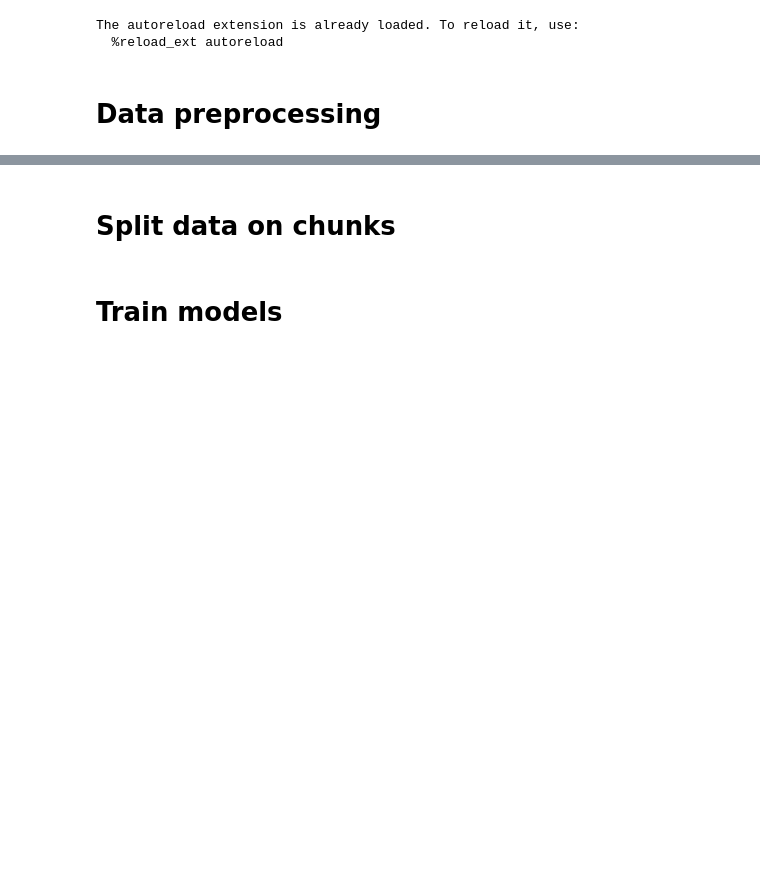
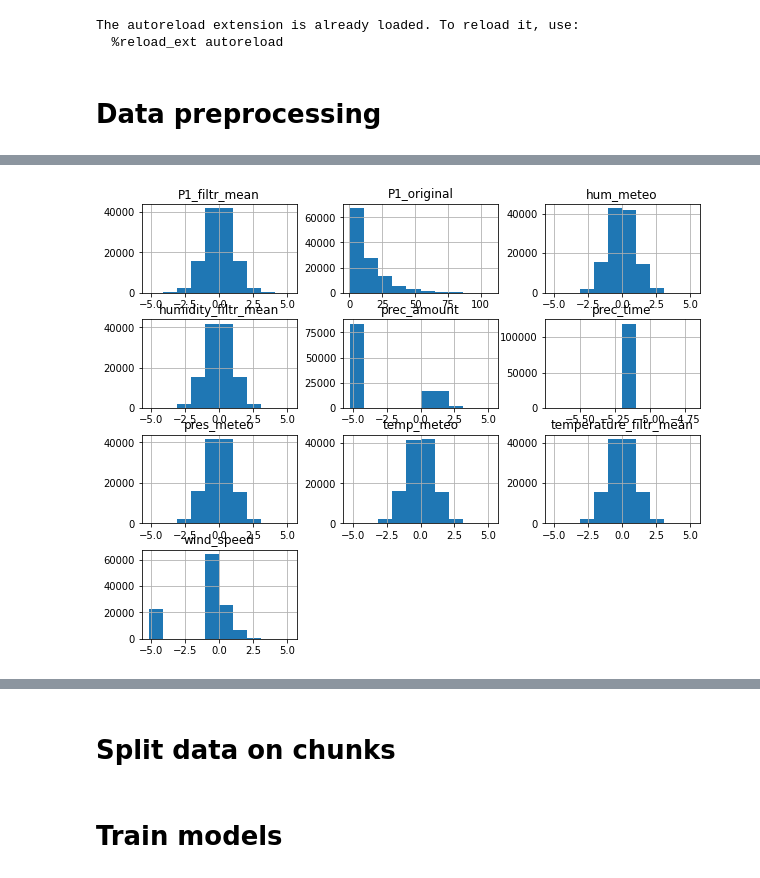
Before and after one commit to aerubanov/Proj_Air_Quality, a Jupyter notebook: notebooks/forecast_ansamble.ipynb, the cells around one changed output, grey strips where cells are left out. Cells and saved outputs as stored; diff of their text form; code cells hidden in the pictures; blank space fills up the shorter version.

```diff
--- a/notebooks/forecast_ansamble.ipynb
+++ b/notebooks/forecast_ansamble.ipynb
@@ -166 +173,15 @@ data = data[sel_columns]
+# %%
+data_col = ['humidity_filtr_mean', 'temperature_filtr_mean', 'pres_meteo', 'temp_meteo', 'hum_meteo',
+               'wind_speed', 'prec_amount', 'prec_time']
+target_col = ['P1_filtr_mean']
+# %%
+data_transform = QuantileTransformer(output_distribution='normal')
+data[data_col] = data_transform.fit_transform(data[data_col])
+# %%
+target_transform = QuantileTransformer(output_distribution='normal')
+data[target_col] = target_transform.fit_transform(data[target_col])
+# %%
+_ = data.hist()
+# %% [output]
+[figure, added]
 # %%
```
Also changed, not shown: parts of 34 cells of this notebook.
